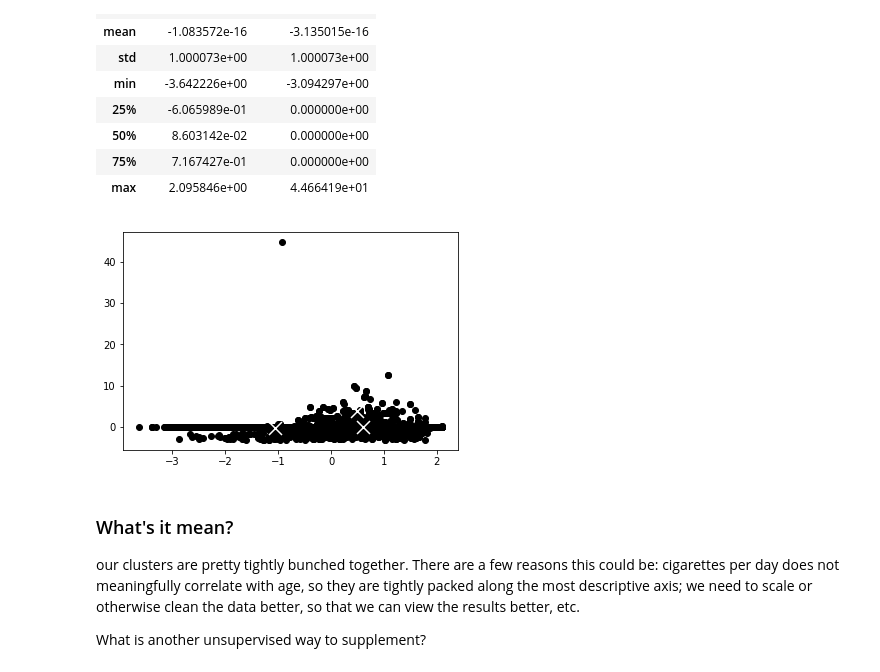
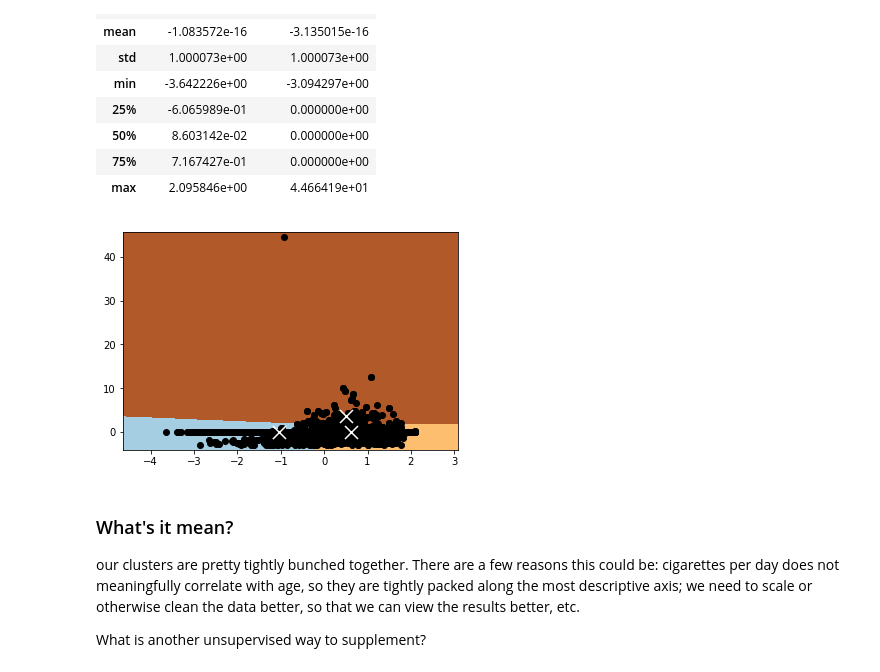
Before and after one commit to fredhutchio/python_intro, a Jupyter notebook: notebooks/Unsupervised Machine Learning.ipynb, the cells around one changed output. Cells and saved outputs as stored; diff of their text form; code cells hidden in the pictures.

```diff
--- a/notebooks/Unsupervised Machine Learning.ipynb
+++ b/notebooks/Unsupervised Machine Learning.ipynb
@@ -64,34 +64,38 @@ clusters = 3
 kmeans = KMeans(init='k-means++', n_clusters=clusters, n_init=10)
 kmeans.fit(raw_data)
 
 # Plot outputs
 plt.clf()
 # Step size of the mesh. Decrease to increase the quality of the VQ.
 h = .02     # point in the mesh [x_min, x_max]x[y_min, y_max].
 
 # Plot the decision boundary. For that, we will assign a color to each
 #X axis is age at diagnosis
 x_min, x_max = raw_data[:, 0].min() - 1, raw_data[:, 0].max() + 1
 #Y axis is cigarettes per day
 y_min, y_max = raw_data[:, 1].min() - 1, raw_data[:, 1].max() + 1
 xx, yy = np.meshgrid(np.arange(x_min, x_max, h), np.arange(y_min, y_max, h))
 
 # Obtain labels for each point in mesh. Use last trained model.
 Z = kmeans.predict(np.c_[xx.ravel(), yy.ravel()])
 
 # Put the result into a color plot
 Z = Z.reshape(xx.shape)
 plt.figure(1)
+plt.imshow(Z, interpolation='nearest',
+           extent=(xx.min(), xx.max(), yy.min(), yy.max()),
+           cmap=plt.cm.Paired,
+           aspect='auto', origin='lower')
 plt.scatter(raw_data[:, 0], raw_data[:, 1],  color='black')
 centroids = kmeans.cluster_centers_
 plt.scatter(centroids[:, 0], centroids[:, 1],
             marker='x', s=169, linewidths=3,
             color='w', zorder=10)
 
 
 plt.show()
 # %% [output]
-[figure, old version]
+[figure, new version]
 # %% [markdown]
 ### What's it mean?
 our clusters are pretty tightly bunched together. There are a few reasons this could be: cigarettes per day does not meaningfully correlate with age, so they are tightly packed along the most descriptive axis; we need to scale or otherwise clean the data better, so that we can view the results better, etc.
```
Also changed, not shown: parts of 1 cell of this notebook.
